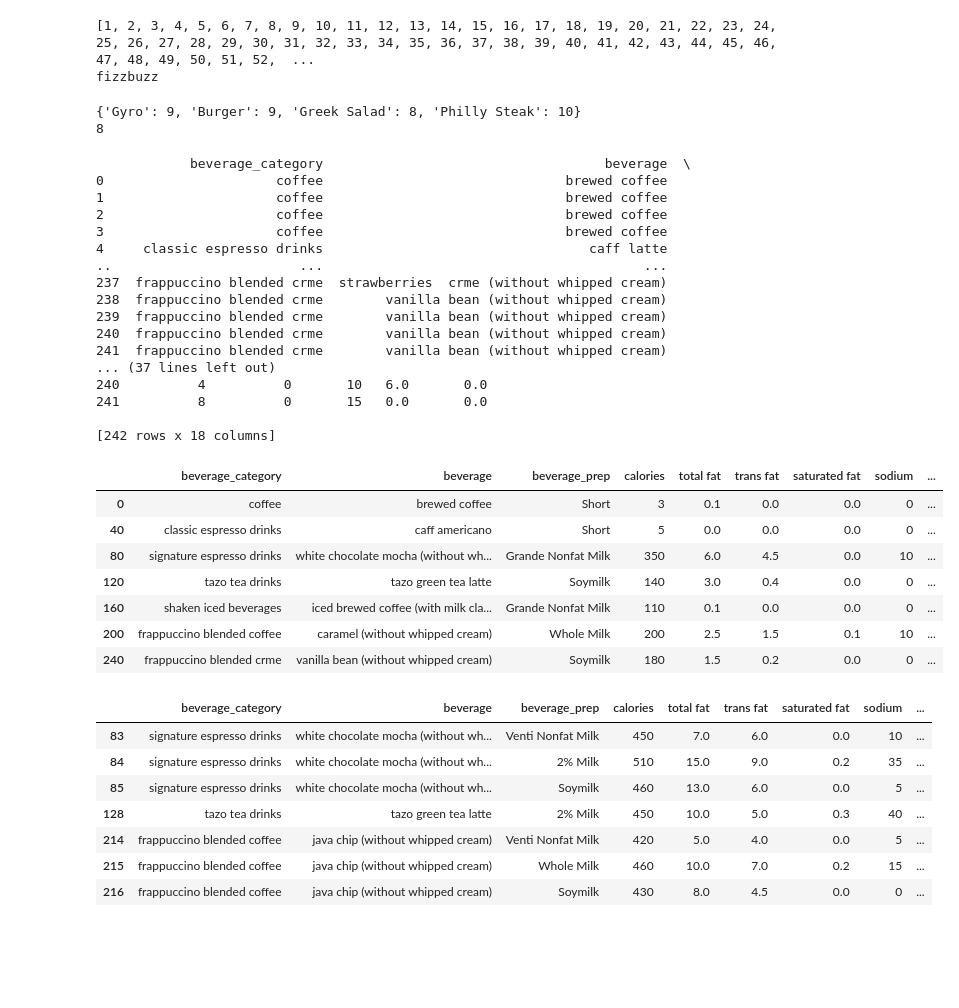
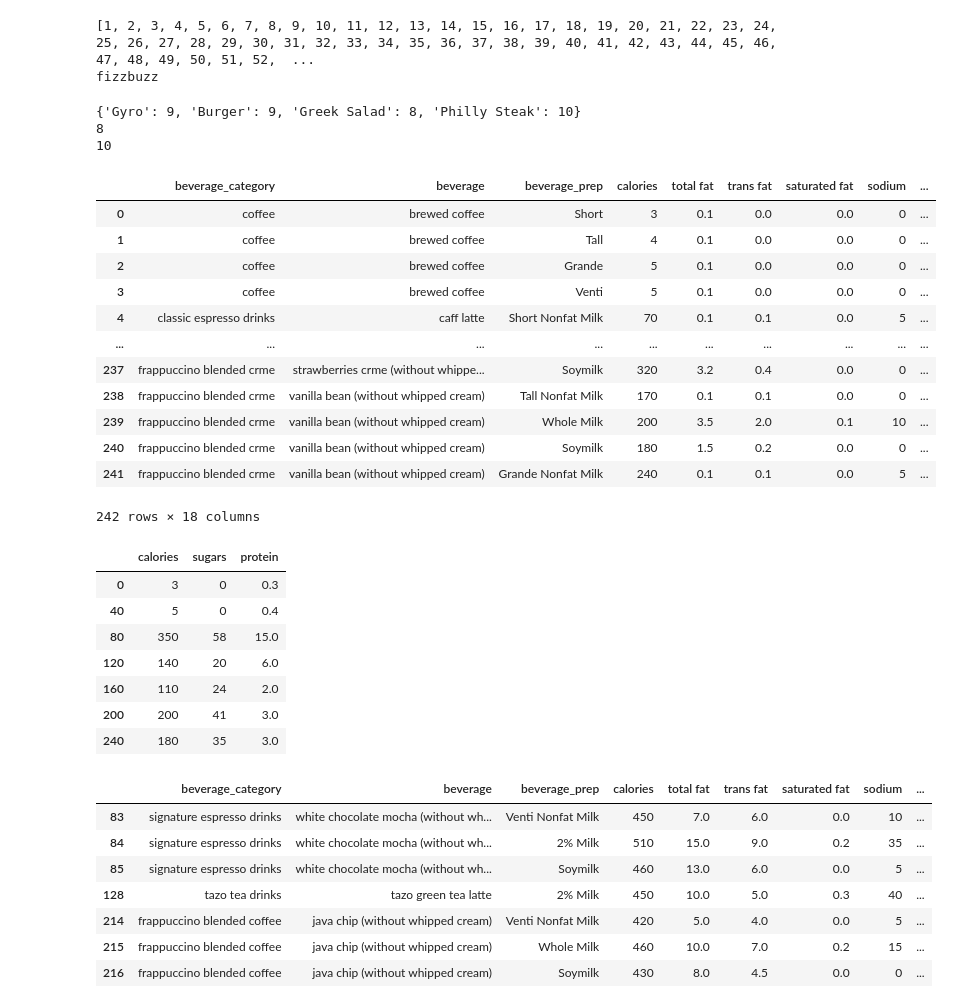
Before and after one commit to chyongha/chyongha, a Jupyter notebook: tutorial0/checkpoint0.ipynb, the cells around one changed output. Cells and saved outputs as stored; diff of their text form; code cells hidden in the pictures; blank space fills up the shorter version.

```diff
--- a/tutorial0/checkpoint0.ipynb
+++ b/tutorial0/checkpoint0.ipynb
@@ -77,47 +77,48 @@ fizzbuzz
 # Philly Steak: $10
 Ahmo_Pricing = {"Gyro": 9, "Burger": 9, "Greek Salad": 8, "Philly Steak": 10}
 print(Ahmo_Pricing)
+
 Greek_Salad_Price = Ahmo_Pricing["Greek Salad"]
 print(Greek_Salad_Price)
+
+Philly_Steak_Price = Ahmo_Pricing["Philly Steak"]
+print(Philly_Steak_Price)
 # %% [output]
 {'Gyro': 9, 'Burger': 9, 'Greek Salad': 8, 'Philly Steak': 10}
 8
+10
 # %%
 # load in the "starbucks.csv" dataset
 # refer to how we read the cereal.csv dataset in the tutorial
 import pandas as pd
 df = pd.read_csv ("../data/starbucks.csv")
-print(df)
+df
 # %% [output]
+|  | beverage_category | beverage | beverage_prep | calories | total fat | trans fat | saturated fat | sodium | ... |
+| 0 | coffee | brewed coffee | Short | 3 | 0.1 | 0.0 | 0.0 | 0 | ... |
+| 1 | coffee | brewed coffee | Tall | 4 | 0.1 | 0.0 | 0.0 | 0 | ... |
+| 2 | coffee | brewed coffee | Grande | 5 | 0.1 | 0.0 | 0.0 | 0 | ... |
+| 3 | coffee | brewed coffee | Venti | 5 | 0.1 | 0.0 | 0.0 | 0 | ... |
+| 4 | classic espresso drinks | caff latte | Short Nonfat Milk | 70 | 0.1 | 0.1 | 0.0 | 5 | ... |
+| ... | ... | ... | ... | ... | ... | ... | ... | ... | ... |
+| 237 | frappuccino blended crme | strawberries crme (without whippe... | Soymilk | 320 | 3.2 | 0.4 | 0.0 | 0 | ... |
+| 238 | frappuccino blended crme | vanilla bean (without whipped cream) | Tall Nonfat Milk | 170 | 0.1 | 0.1 | 0.0 | 0 | ... |
+| 239 | frappuccino blended crme | vanilla bean (without whipped cream) | Whole Milk | 200 | 3.5 | 2.0 | 0.1 | 10 | ... |
+| 240 | frappuccino blended crme | vanilla bean (without whipped cream) | Soymilk | 180 | 1.5 | 0.2 | 0.0 | 0 | ... |
+| 241 | frappuccino blended crme | vanilla bean (without whipped cream) | Grande Nonfat Milk | 240 | 0.1 | 0.1 | 0.0 | 5 | ... |
-            beverage_category                                    beverage  \
-0                      coffee                               brewed coffee
-1                      coffee                               brewed coffee
-2                      coffee                               brewed coffee
-3                      coffee                               brewed coffee
-4     classic espresso drinks                                  caff latte
-..                        ...                                         ...
-237  frappuccino blended crme  strawberries  crme (without whipped cream)
-238  frappuccino blended crme        vanilla bean (without whipped cream)
-239  frappuccino blended crme        vanilla bean (without whipped cream)
-240  frappuccino blended crme        vanilla bean (without whipped cream)
-241  frappuccino blended crme        vanilla bean (without whipped cream)
-... (37 lines left out)
-240          4          0       10   6.0       0.0
-241          8          0       15   0.0       0.0
-
-[242 rows x 18 columns]
+242 rows × 18 columns
 # %%
 # output the calories, sugars, and protein columns only of every 40th row.
-df.iloc[::40]
+df.iloc[::40][["calories", "sugars", "protein"]]
 # %% [output]
-|  | beverage_category | beverage | beverage_prep | calories | total fat | trans fat | saturated fat | sodium | ... |
-| 0 | coffee | brewed coffee | Short | 3 | 0.1 | 0.0 | 0.0 | 0 | ... |
-| 40 | classic espresso drinks | caff americano | Short | 5 | 0.0 | 0.0 | 0.0 | 0 | ... |
-| 80 | signature espresso drinks | white chocolate mocha (without wh... | Grande Nonfat Milk | 350 | 6.0 | 4.5 | 0.0 | 10 | ... |
-| 120 | tazo tea drinks | tazo green tea latte | Soymilk | 140 | 3.0 | 0.4 | 0.0 | 0 | ... |
-| 160 | shaken iced beverages | iced brewed coffee (with milk cla... | Grande Nonfat Milk | 110 | 0.1 | 0.0 | 0.0 | 0 | ... |
-| 200 | frappuccino blended coffee | caramel (without whipped cream) | Whole Milk | 200 | 2.5 | 1.5 | 0.1 | 10 | ... |
-| 240 | frappuccino blended crme | vanilla bean (without whipped cream) | Soymilk | 180 | 1.5 | 0.2 | 0.0 | 0 | ... |
+|  | calories | sugars | protein |
+| 0 | 3 | 0 | 0.3 |
+| 40 | 5 | 0 | 0.4 |
+| 80 | 350 | 58 | 15.0 |
+| 120 | 140 | 20 | 6.0 |
+| 160 | 110 | 24 | 2.0 |
+| 200 | 200 | 41 | 3.0 |
+| 240 | 180 | 35 | 3.0 |
 # %%
 # select all rows with more than and including 400 calories
 df[df["calories"]>400]
```
Also changed, not shown: 3 other files.
